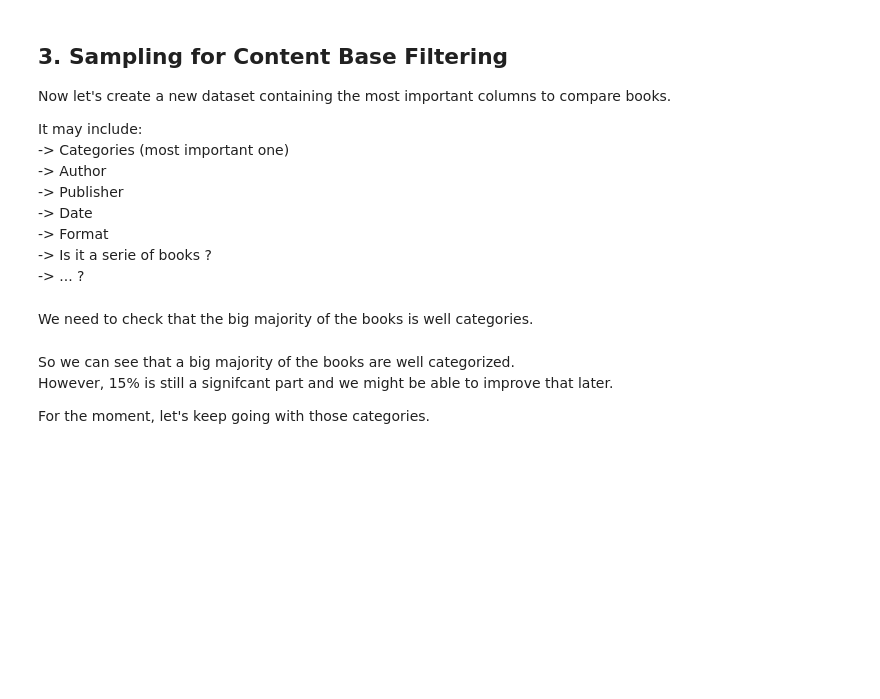
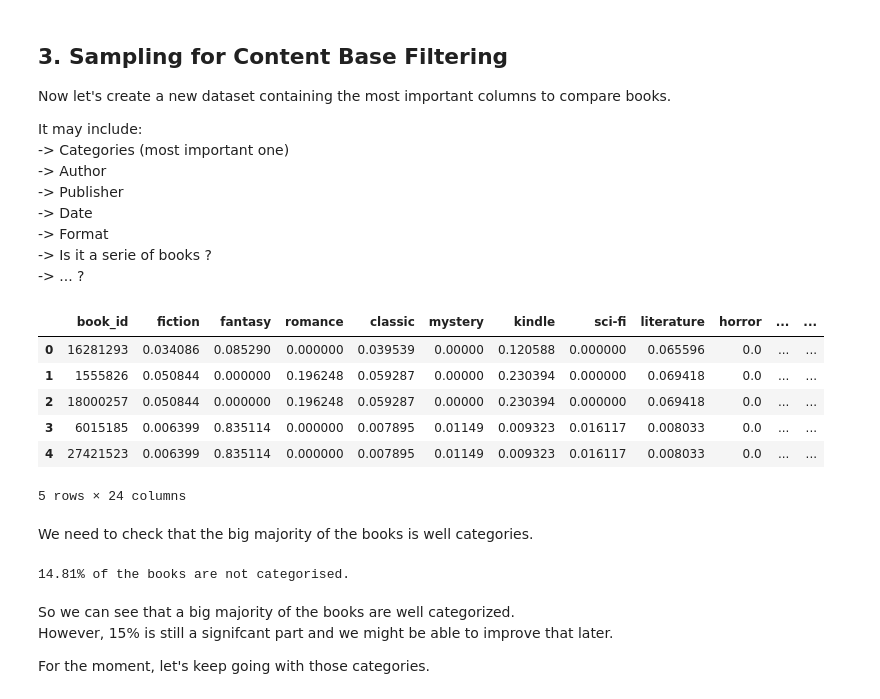
Before and after one commit to Benjouzz/DS50_backend, a Jupyter notebook: dataset_exploration.ipynb, the cells around one changed output. Saved outputs shown, nothing was run; the diff lists cells and outputs as text; code cells hidden in the pictures; blank space fills up the shorter version.

```diff
--- a/dataset_exploration.ipynb
+++ b/dataset_exploration.ipynb
@@ -312,28 +514,39 @@ It may include:\
 # %%
 features = pd.DataFrame({}, columns=['book_id']+selected_cat)
 
 #Let's create a column for each categories
 #Those columns will contain the percentage of counts
 for index, row in books.iterrows():
     new_row = [0]*len(selected_cat)
     for cat in row['popular_shelves']:
-        for stem in stem_categories.keys():
-            if stem in cat['name']:
-                new_row[selected_cat.index(stem_categories[stem])] = int(cat['count'])
+        for key, value in stem_categories.items():
+            if value == cat['name']:
+                new_row[selected_cat.index(value)] = int(cat['count'])
+            elif key in cat['name']:
+                new_row[selected_cat.index(value)] = int(cat['count'])
+
 
     sum_count = 0
     for value in new_row:
         sum_count += value
 
     new_row = [x/sum_count if sum_count != 0 else x for x in new_row]
 
     new_row.insert(0, row['book_id'])
 
     features.loc[len(features)] = new_row
 
 features['book_id'] = features['book_id'].astype(int)
 
 features.head()
+# %% [output]
+|  | book_id | fiction | fantasy | romance | classic | mystery | kindle | sci-fi | literature | horror | ... | ... |
+| 0 | 16281293 | 0.034086 | 0.085290 | 0.000000 | 0.039539 | 0.00000 | 0.120588 | 0.000000 | 0.065596 | 0.0 | ... | ... |
+| 1 | 1555826 | 0.050844 | 0.000000 | 0.196248 | 0.059287 | 0.00000 | 0.230394 | 0.000000 | 0.069418 | 0.0 | ... | ... |
+| 2 | 18000257 | 0.050844 | 0.000000 | 0.196248 | 0.059287 | 0.00000 | 0.230394 | 0.000000 | 0.069418 | 0.0 | ... | ... |
+| 3 | 6015185 | 0.006399 | 0.835114 | 0.000000 | 0.007895 | 0.01149 | 0.009323 | 0.016117 | 0.008033 | 0.0 | ... | ... |
+| 4 | 27421523 | 0.006399 | 0.835114 | 0.000000 | 0.007895 | 0.01149 | 0.009323 | 0.016117 | 0.008033 | 0.0 | ... | ... |
+5 rows × 24 columns
 # %% [markdown]
 We need to check that the big majority of the books is well categories.
 # %%
@@ -346,6 +559,8 @@ for index, row in features.iterrows():
         nb_nocat += 1
 
 print(f"{round(nb_nocat/len(features)*100,2)}% of the books are not categorised.")
+# %% [output]
+14.81% of the books are not categorised.
 # %% [markdown]
 So we can see that a big majority of the books are well categorized.\
 However, 15% is still a signifcant part and we might be able to improve that later.
```
Also changed, not shown: parts of 27 cells of this notebook, 20 other files.
